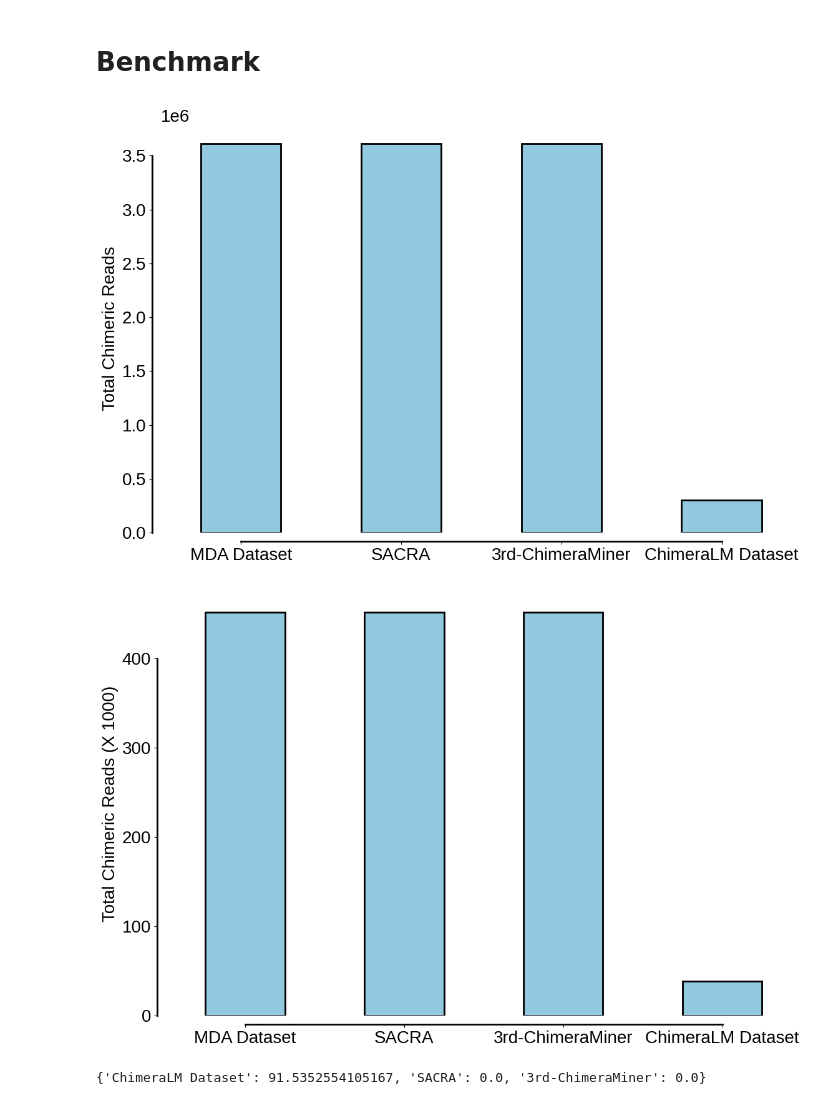
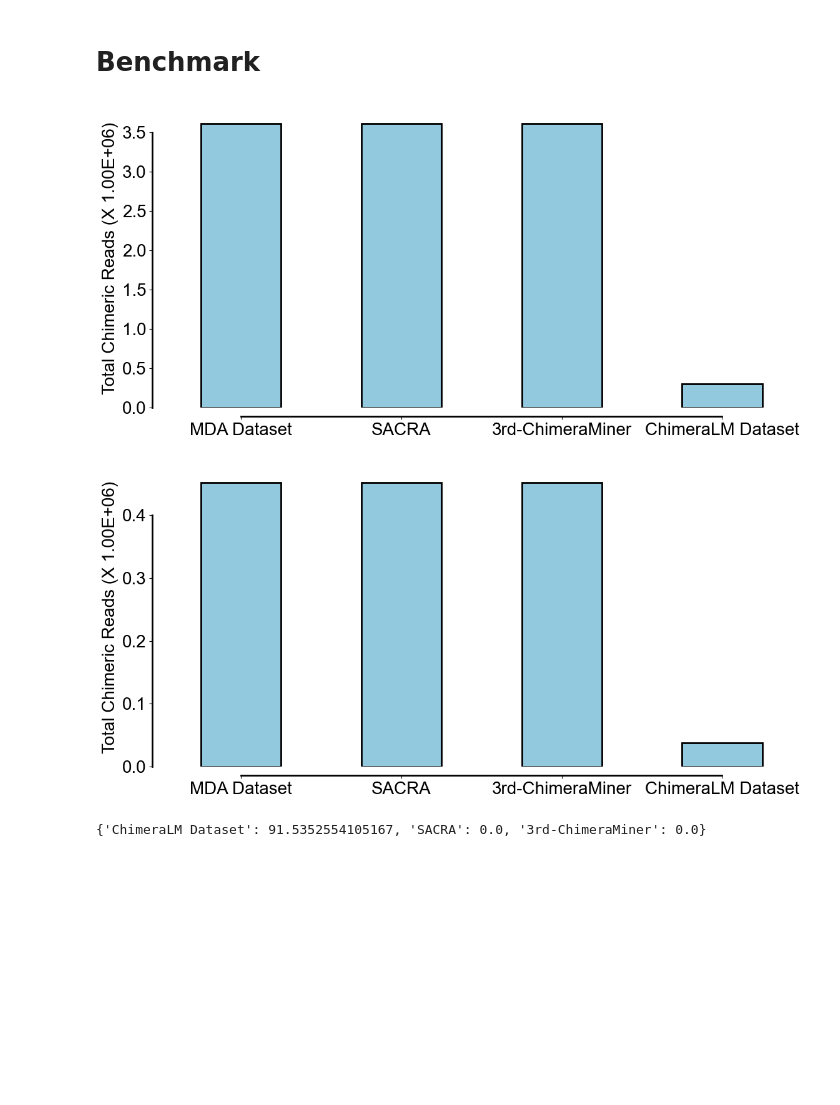
Before and after one commit to cauliyang/chimeralm_paper, a Jupyter notebook: figures/draw_figures.ipynb, the cells around one changed output. Saved outputs shown, nothing was run; the diff lists cells and outputs as text; code cells hidden in the pictures; blank space fills up the shorter version.

```diff
--- a/figures/draw_figures.ipynb
+++ b/figures/draw_figures.ipynb
@@ -14,8 +14,8 @@ from matplotlib import rcParams
 rcParams.update(
     {
         "font.family": "sans-serif",
-        # "font.sans-serif": "Arial",
-        "font.sans-serif": "Liberation Sans",
+        "font.sans-serif": "Arial",
+        # "font.sans-serif": "Liberation Sans",
         "pdf.fonttype": 42,  # Embed fonts as Type 3 fonts for compatibility
         "ps.fonttype": 42,
         "text.usetex": False,
@@ -1679,8 +1632,9 @@ def plot_total_chimeric_reads(data, figsize=(12,8), figname=None, format_ytick=F
     fig, ax = plt.subplots(figsize=figsize)
     sns.barplot(x=total_chimeric_reads.keys(), y=total_chimeric_reads.values(), order=["MDA Dataset",  "SACRA", "3rd-ChimeraMiner", "ChimeraLM Dataset"], color='skyblue', ax=ax, width=0.5, edgecolor='black', linewidth=2)
     if format_ytick:
-        ax.set_ylabel('Total Chimeric Reads (X 1000)')
-        ax.set_yticklabels(['{:,}'.format(int(x/1000)) for x in ax.get_yticks()])
+        unit = 1000000
+        ax.set_ylabel(f'Total Chimeric Reads (X {unit:.2E})')
+        ax.set_yticklabels([f'{x/unit}' for x in ax.get_yticks()])
     else:
         ax.set_ylabel('Total Chimeric Reads')
 
@@ -1689,13 +1643,13 @@ def plot_total_chimeric_reads(data, figsize=(12,8), figname=None, format_ytick=F
     if figname is not None:
         plt.savefig(figname, dpi=300)
 # %%
-plot_total_chimeric_reads(hyena_p2_data, figname="hyena_p2_total_chimeric_reads_benchmark.pdf")
+plot_total_chimeric_reads(hyena_p2_data, figsize=(12,6), figname="hyena_p2_total_chimeric_reads_benchmark.pdf", format_ytick=True)
 # %% [output]
-[figure, old version]
+[figure, new version]
 # %%
-plot_total_chimeric_reads(hyena_mk1c_data, figname="hyena_mk1c_total_chimeric_reads_benchmark.pdf", format_ytick=True)
+plot_total_chimeric_reads(hyena_mk1c_data, figsize=(12, 6), figname="hyena_mk1c_total_chimeric_reads_benchmark.pdf", format_ytick=True)
 # %% [output]
-[figure, old version]
+[figure, new version]
 # %%
 plot_reduction(hyena_p2_data, figname="hyena_p2_reduction_benchmark.pdf")
 # %% [output]
```
Also changed, not shown: parts of 6 cells of this notebook, 15 other files.
